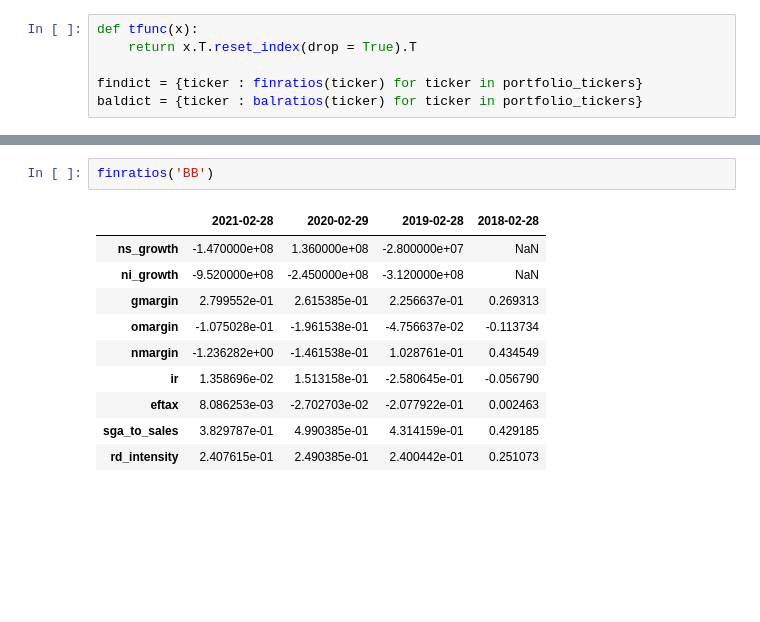
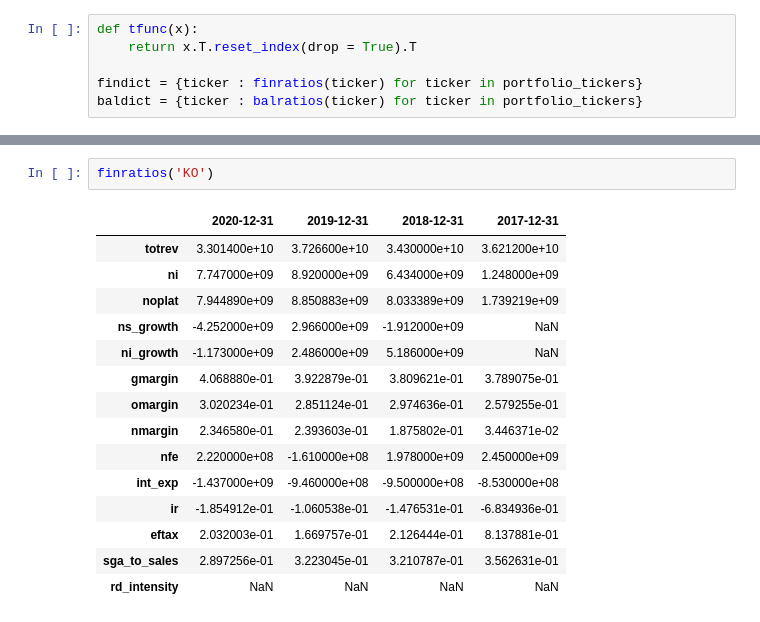
Before and after one commit to martinpanacek789/IES_Project, a Jupyter notebook: exploration.ipynb, the cells around one changed output, grey strips where cells are left out. Drawn from its saved outputs; the diff is of its cells as text; blank space fills up the shorter version.

```diff
--- a/exploration.ipynb
+++ b/exploration.ipynb
@@ -92,13 +113,18 @@ baldict = {ticker : balratios(ticker) for ticker in portfolio_tickers}
 # %%
-finratios('BB')
+finratios('KO')
 # %% [output]
-|  | 2021-02-28 | 2020-02-29 | 2019-02-28 | 2018-02-28 |
-| ns_growth | -1.470000e+08 | 1.360000e+08 | -2.800000e+07 | NaN |
-| ni_growth | -9.520000e+08 | -2.450000e+08 | -3.120000e+08 | NaN |
-| gmargin | 2.799552e-01 | 2.615385e-01 | 2.256637e-01 | 0.269313 |
-| omargin | -1.075028e-01 | -1.961538e-01 | -4.756637e-02 | -0.113734 |
-| nmargin | -1.236282e+00 | -1.461538e-01 | 1.028761e-01 | 0.434549 |
-| ir | 1.358696e-02 | 1.513158e-01 | -2.580645e-01 | -0.056790 |
-| eftax | 8.086253e-03 | -2.702703e-02 | -2.077922e-01 | 0.002463 |
-| sga_to_sales | 3.829787e-01 | 4.990385e-01 | 4.314159e-01 | 0.429185 |
-| rd_intensity | 2.407615e-01 | 2.490385e-01 | 2.400442e-01 | 0.251073 |
+|  | 2020-12-31 | 2019-12-31 | 2018-12-31 | 2017-12-31 |
+| totrev | 3.301400e+10 | 3.726600e+10 | 3.430000e+10 | 3.621200e+10 |
+| ni | 7.747000e+09 | 8.920000e+09 | 6.434000e+09 | 1.248000e+09 |
+| noplat | 7.944890e+09 | 8.850883e+09 | 8.033389e+09 | 1.739219e+09 |
+| ns_growth | -4.252000e+09 | 2.966000e+09 | -1.912000e+09 | NaN |
+| ni_growth | -1.173000e+09 | 2.486000e+09 | 5.186000e+09 | NaN |
+| gmargin | 4.068880e-01 | 3.922879e-01 | 3.809621e-01 | 3.789075e-01 |
+| omargin | 3.020234e-01 | 2.851124e-01 | 2.974636e-01 | 2.579255e-01 |
+| nmargin | 2.346580e-01 | 2.393603e-01 | 1.875802e-01 | 3.446371e-02 |
+| nfe | 2.220000e+08 | -1.610000e+08 | 1.978000e+09 | 2.450000e+09 |
+| int_exp | -1.437000e+09 | -9.460000e+08 | -9.500000e+08 | -8.530000e+08 |
+| ir | -1.854912e-01 | -1.060538e-01 | -1.476531e-01 | -6.834936e-01 |
+| eftax | 2.032003e-01 | 1.669757e-01 | 2.126444e-01 | 8.137881e-01 |
+| sga_to_sales | 2.897256e-01 | 3.223045e-01 | 3.210787e-01 | 3.562631e-01 |
+| rd_intensity | NaN | NaN | NaN | NaN |
```
Also changed, not shown: parts of 8 cells of this notebook, 1 other file.
